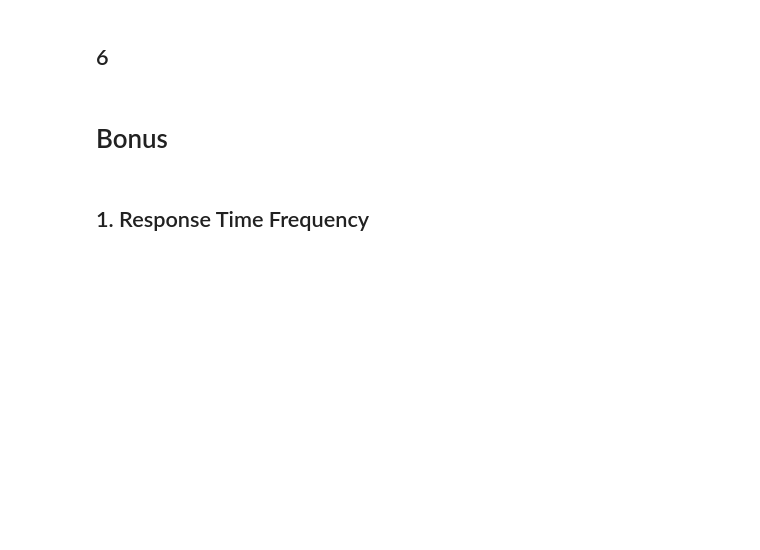
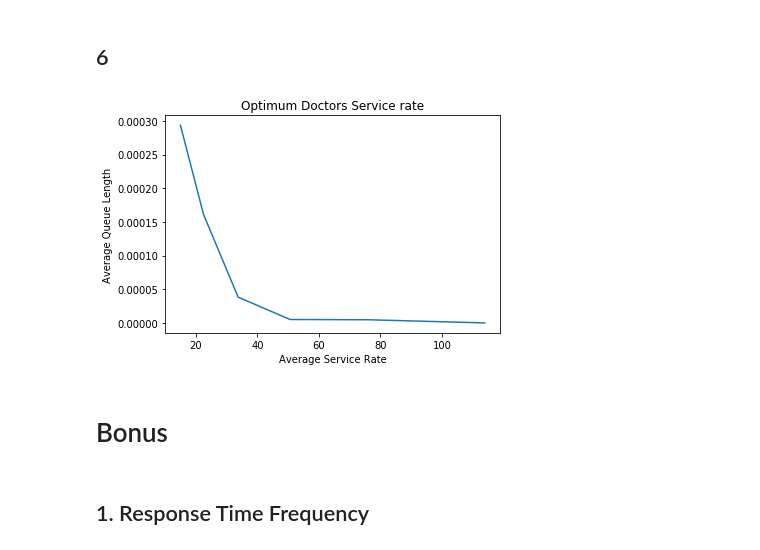
Before and after one commit to VahidZee/CourseProjectCS, a Jupyter notebook: notebook.ipynb, the cells around one changed output. Saved outputs shown, nothing was run; the diff lists cells and outputs as text; code cells hidden in the pictures; blank space fills up the shorter version.

```diff
--- a/notebook.ipynb
+++ b/notebook.ipynb
@@ -9,16 +9,16 @@ import numpy as np
 # a test setting
 hparams = {
     'rooms': [
-        np.array([30], np.double),
-        np.array([9,0.5], np.double),
+        np.array([12, 10], np.double),
+        np.array([8, 13, 6], np.double),
     ],
-    'max_patient_wait' : np.array([10], dtype=np.double),
-    'arrival_rate' : np.array([0.1], dtype=np.double),
-    'reception_mu' : np.array([2], dtype=np.double)
+    'max_patient_wait' : np.array([30], dtype=np.double),
+    'arrival_rate' : np.array([5], dtype=np.double),
+    'reception_mu' : np.array([8], dtype=np.double)
 }
 # %% [markdown]
 # Simulating & Result 5
 # %%
-sim = Simulation(10**5, hparams)
+sim = Simulation(10**6, hparams)
 # %%
 sim.simulate()
@@ -31,7 +51,9 @@ sim.print_sub_results()
 # %% [markdown]
 ## 6
 # %%
-sim.find_optimum()
+sim.find_optimum_service_rate()
+# %% [output]
+[figure, added]
 # %% [markdown]
 # Bonus
 # %% [markdown]
```
Also changed, not shown: parts of 8 cells of this notebook, 5 other files.
